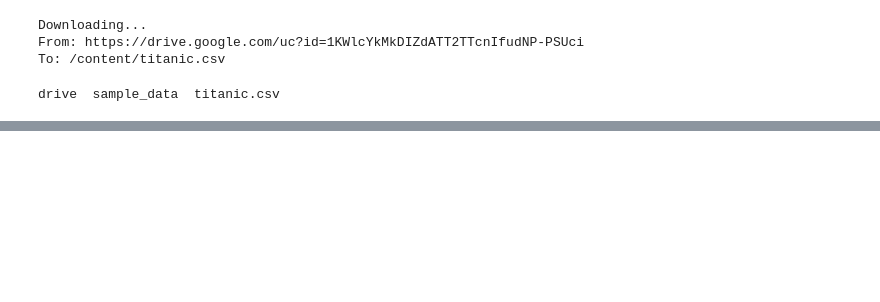
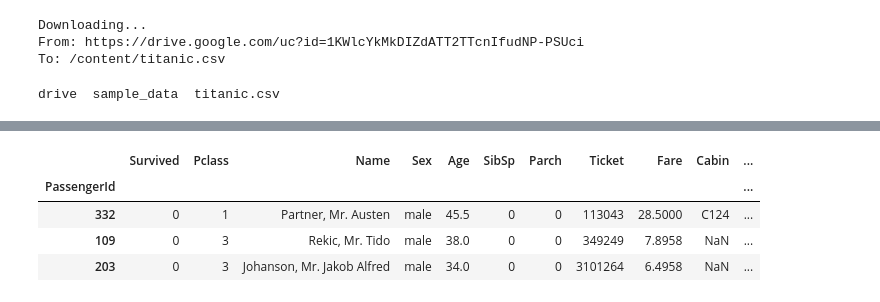
Before and after one commit to mromanenko095/ml-assignments, a Jupyter notebook: Pandas_Matplotlib_Sklearn.ipynb, the cells around one changed output, grey strips where cells are left out. Cells and saved outputs as stored; diff of their text form; code cells hidden in the pictures; blank space fills up the shorter version.

```diff
--- a/Pandas_Matplotlib_Sklearn.ipynb
+++ b/Pandas_Matplotlib_Sklearn.ipynb
@@ -13,0 +117,8 @@ drive  sample_data  titanic.csv
+# %%
+df.sample(3)  # рандомная строка
+# %% [output]
+|  | Survived | Pclass | Name | Sex | Age | SibSp | Parch | Ticket | Fare | Cabin | ... |
+| PassengerId |  |  |  |  |  |  |  |  |  |  | ... |
+| 332 | 0 | 1 | Partner, Mr. Austen | male | 45.5 | 0 | 0 | 113043 | 28.5000 | C124 | ... |
+| 109 | 0 | 3 | Rekic, Mr. Tido | male | 38.0 | 0 | 0 | 349249 | 7.8958 | NaN | ... |
+| 203 | 0 | 3 | Johanson, Mr. Jakob Alfred | male | 34.0 | 0 | 0 | 3101264 | 6.4958 | NaN | ... |
```
Also changed, not shown: parts of 26 cells of this notebook.
